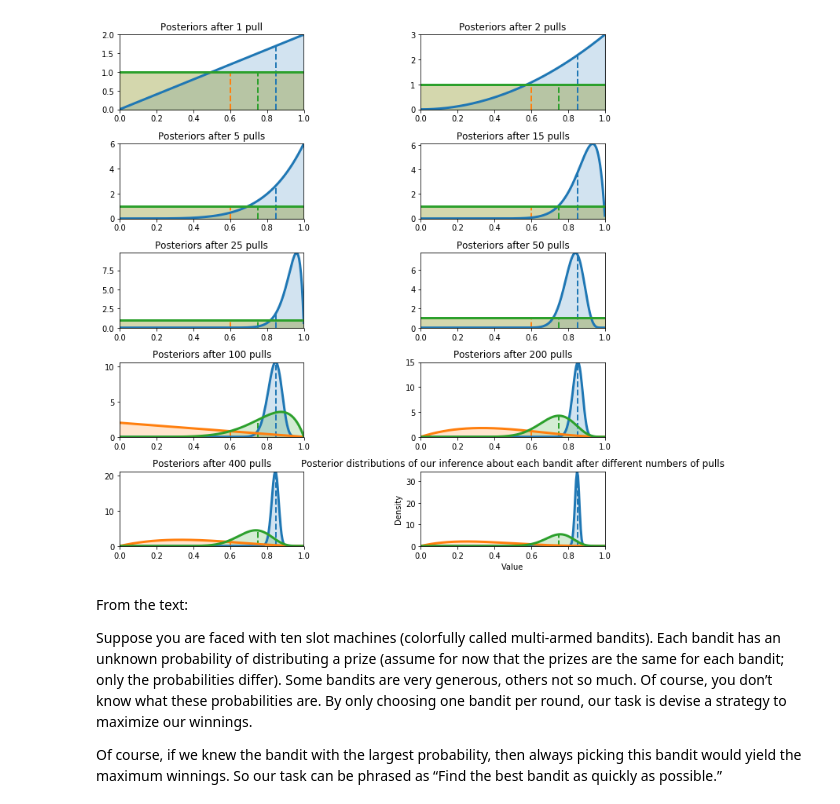
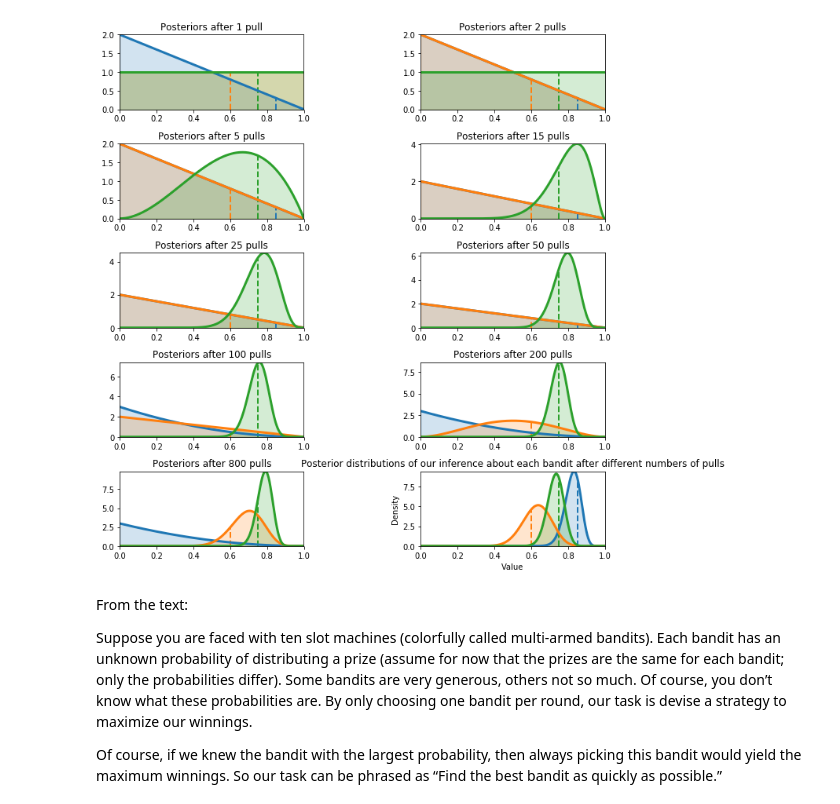
Before and after one commit to ukran1um/bayes_practice, a Jupyter notebook: Bayesian_Bandits.ipynb, the cells around one changed output. Cells and saved outputs as stored; diff of their text form; code cells hidden in the pictures.

```diff
--- a/Bayesian_Bandits.ipynb
+++ b/Bayesian_Bandits.ipynb
@@ -57,7 +57,7 @@ class BayesianStrategy(object):
     self.bb_score = []
 
 
-  def sample_bandits(self, n=1):
+  def sample_bandits(self, n=1, rate=1):
 
     bb_score = np.zeros(n)
     choices = np.zeros(n)
@@ -71,10 +71,11 @@ class BayesianStrategy(object):
 
       # sample the chosen bandit
       result = self.bandits.pull(choice)
-
+      self.wins[choice] = rate*self.wins[choice] + result
+      self.trials[choice] = rate*self.trials[choice] + 1
       # update priors and score
-      self.wins[choice] += result
-      self.trials[choice] += 1
+#       self.wins[choice] += result
+#       self.trials[choice] += 1
       bb_score[k] = result
       self.N += 1
       choices[k] = choice
@@ -87,6 +88,7 @@ figsize(11.0, 10)
 
 beta = stats.beta
 x = np.linspace(0.001,.999,200)
+lr = .99
 
 def plot_priors(bayesian_strategy, prob, lw=3, alpha=0.2, plt_vlines=True):
   # plotting function
@@ -94,36 +96,36 @@ def plot_priors(bayesian_strategy, prob, lw=3, alpha=0.2, plt_vlines=True):
     trials = bayesian_strategy.trials
     for i in range(prob.shape[0]):
         y = beta(1 + wins[i], 1 + trials[i] - wins[i])
         p = plt.plot(x, y.pdf(x), lw=lw)
         c = p[0].get_markeredgecolor()
         plt.fill_between(x,y.pdf(x),0, color=c, alpha=alpha,
               label="underlying probability: %.2f"%prob[i])
         if plt_vlines:
             plt.vlines(prob[i], 0, y.pdf(prob[i]),
                  colors=c, linestyles="--", lw=2)
             plt.autoscale(tight="True")
             plt.title("Posteriors after %d pull"%bayesian_strategy.N +\
                 "s"*(bayesian_strategy.N>1))
             plt.autoscale(tight=True)
     return
 
 hidden_prob = np.array([0.85, 0.60, 0.75])
 bandits = Bandits(hidden_prob)
 bayesian_strat = BayesianStrategy(bandits)
 
-draw_samples = [1, 1, 3, 10, 10, 25, 50, 100, 200, 600]
+draw_samples = [1, 1, 3, 10, 10, 25, 50, 100, 600, 1000]
 
 for j,i in enumerate(draw_samples):
   plt.subplot(5, 2, j+1)
-  bayesian_strat.sample_bandits(i)
+  bayesian_strat.sample_bandits(i, rate = lr)
   plot_priors(bayesian_strat, hidden_prob)
   plt.autoscale(tight=True)
 plt.xlabel('Value')
 plt.ylabel('Density')
 plt.title("Posterior distributions of our inference about each bandit after different numbers of pulls")
 plt.tight_layout()
 # %% [output]
-[figure, old version]
+[figure, new version]
 # %% [markdown]
 From the text:
 
```
Also changed, not shown: 8 other files.
